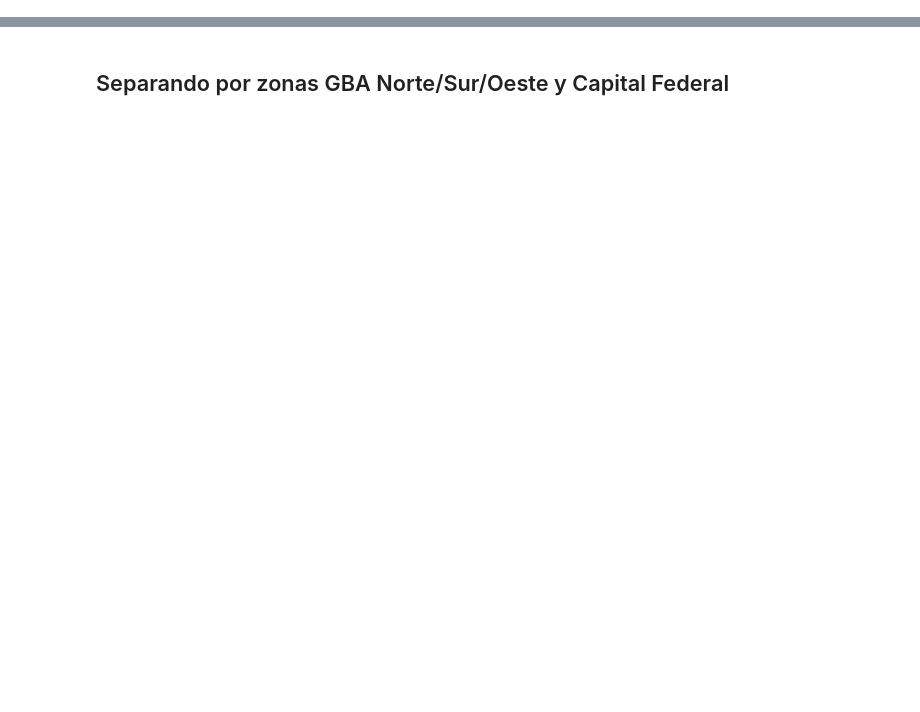
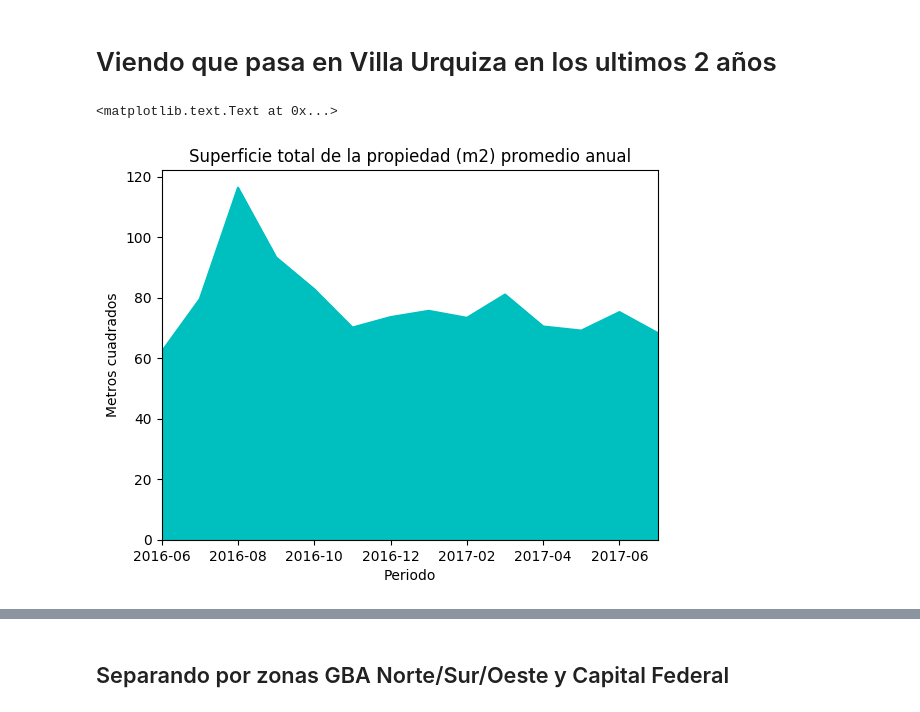
Before and after one commit to Belovic94/TP1-Analisis-Exploratorio, a Jupyter notebook: Analisis Subte y mas.ipynb, the cells around one changed output, grey strips where cells are left out. Saved outputs shown, nothing was run; the diff lists cells and outputs as text; code cells hidden in the pictures; blank space fills up the shorter version.

```diff
--- a/Analisis Subte y mas.ipynb
+++ b/Analisis Subte y mas.ipynb
@@ -75,0 +140,28 @@ cercanasGrafico.groupby('year').agg(np.mean).unstack(level=0).plot(kind ='bar')
+# %% [markdown]
+# Viendo que pasa en Villa Urquiza en los ultimos 2 años
+# %%
+propVillaUrquiza = dataCapGbaSupmayor5.dropna(subset=['place_name'])
+propVillaUrquiza.loc[:, "yearmonth"] = propVillaUrquiza.apply(lambda x: x["created_on"].partition("-")[0] + "-" + (x["created_on"].partition("-")[2]).partition("-")[0], axis = 1)
+propVillaUrquiza20172016 = propVillaUrquiza.loc[propVillaUrquiza.place_name.str.contains('Villa Urquiza') & (propVillaUrquiza.yearmonth.str.contains('2017') | propVillaUrquiza.yearmonth.str.contains('2016')), ['yearmonth', 'property_type', 'surface_total_in_m2', 'surface_covered_in_m2', 'price_usd_per_m2']]
+#Filtro los que tengan pocos registros (menos de 15)
+propVillaUrquiza20172016.loc[: ,'cant'] = 1
+
+#Agrego columna: porcentaje cubierto y tomo las que tienen menor o igual cubierta que total
+#propVillaUrquiza20172016.loc[propVillaUrquiza20172016['surface_covered_in_m2']/propVillaUrquiza20172016['surface_total_in_m2'] <= 1.0, 'sup_percentage_covered'] = propVillaUrquiza20172016['surface_covered_in_m2']/propVillaUrquiza20172016['surface_total_in_m2']
+
+propVillaUrquiza20172016grouped = propVillaUrquiza20172016.groupby('yearmonth').agg([np.size, np.mean])
+#Solo tomo los que tengan mas de 10 casas
+propVillaUrquiza20172016grouped = propVillaUrquiza20172016grouped.loc[propVillaUrquiza20172016grouped['cant']['size'] > 10, :]
+propVillaUrquiza20172016grouped
+
+#Superficie total de las publicaciones (fue bajando a lo largo de los ultimos meses)
+propVillaUrquizaSupTotalPromedio = propVillaUrquiza20172016grouped.loc[:, ['yearmonth', 'surface_total_in_m2']]
+dibujoVUm2 = propVillaUrquizaSupTotalPromedio['surface_total_in_m2']['mean'].plot(kind='area', color='c', title='Superficie total de la propiedad (m2) promedio anual')
+dibujoVUm2.set_xlabel("Periodo")
+dibujoVUm2.set_ylabel("Metros cuadrados")
+#Porcentaje cubierto promedio
+#propVillaUrquizaPorcentajeCubierto = propVillaUrquiza20172016.loc[:, ['yearmonth', 'sup_percentage_covered']]
+#propVillaUrquizaPorcentajeCubierto
+# %% [output]
+<matplotlib.text.Text at 0x...>
+[figure, added]
```
Also changed, not shown: parts of 14 cells of this notebook.
